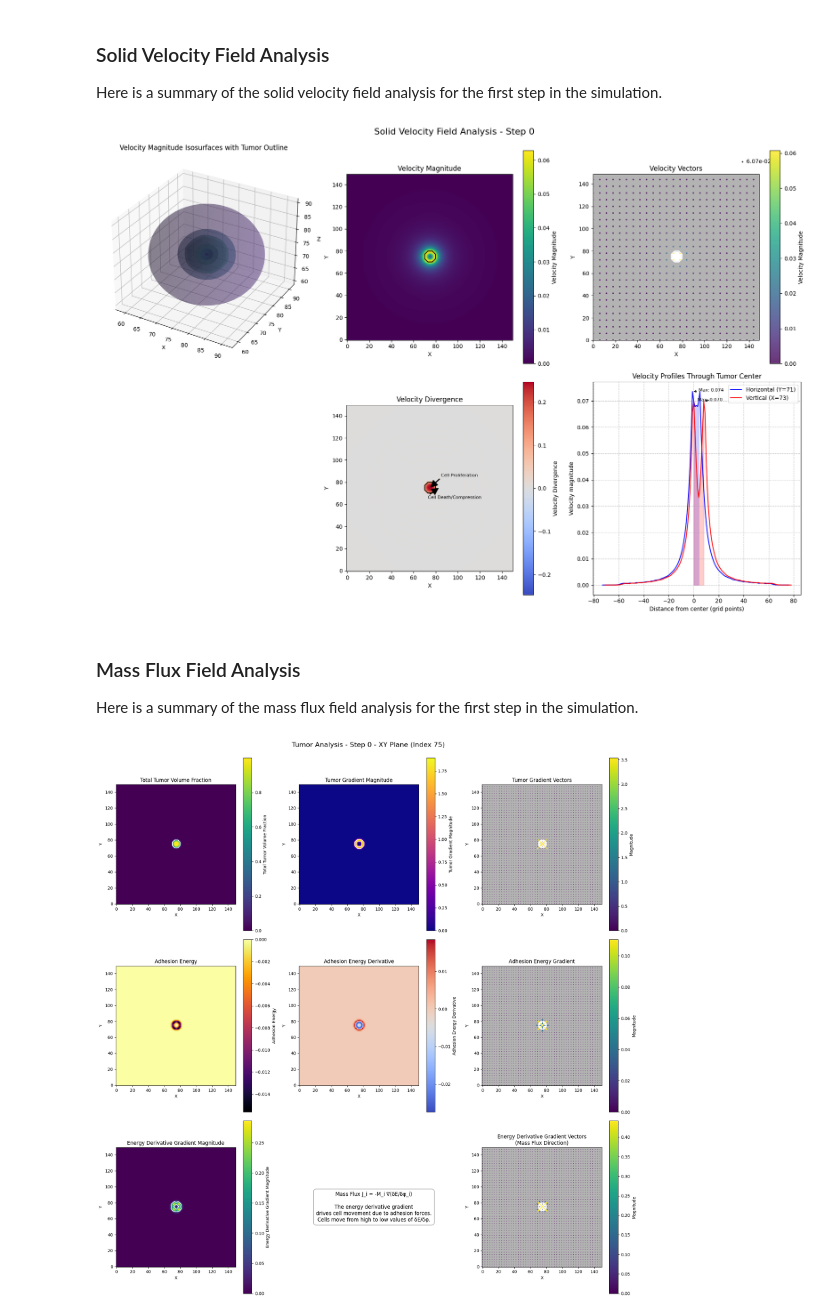
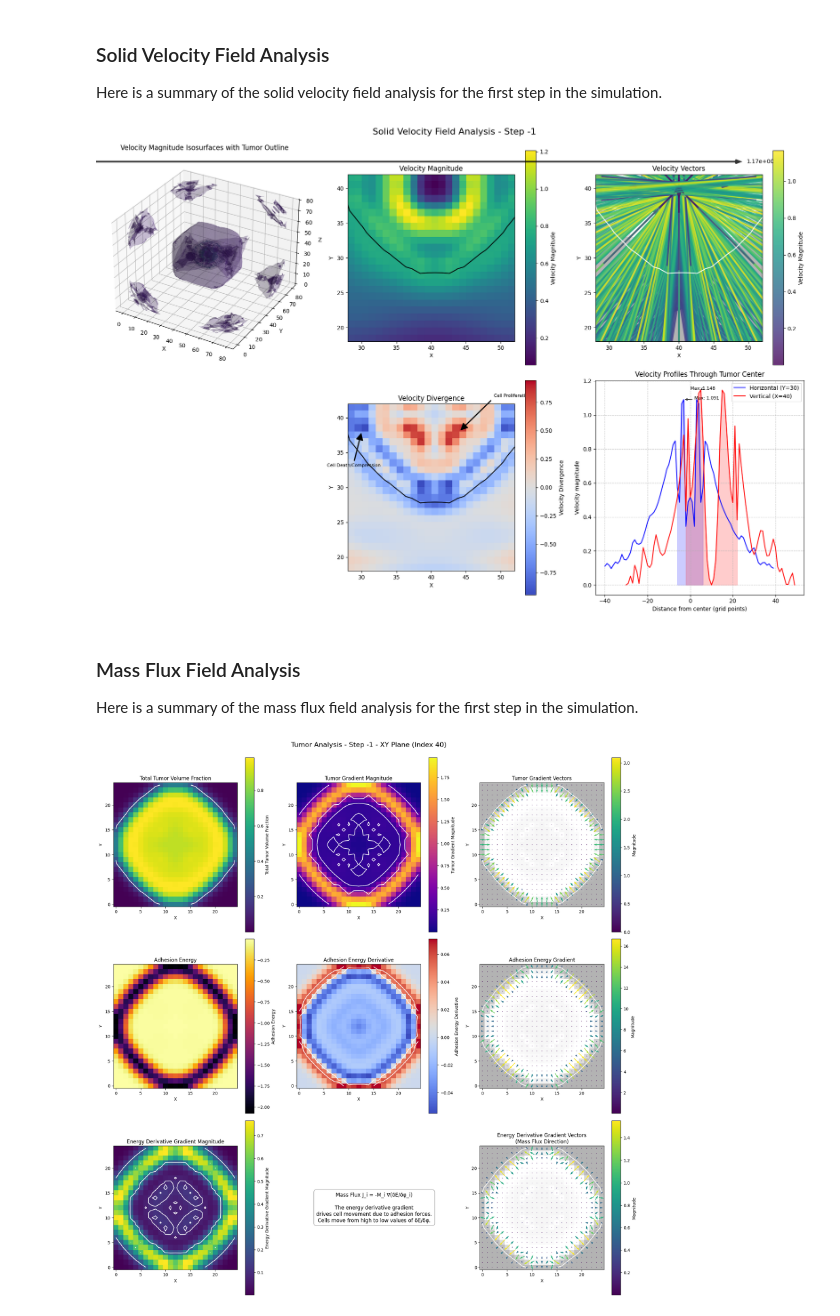
Before and after one commit to rmcnamara101/SCIE3212, a Jupyter notebook: analysis/dynamics_analysis.ipynb, the cells around one changed output. Saved outputs shown, nothing was run; the diff lists cells and outputs as text; code cells hidden in the pictures.

```diff
--- a/analysis/dynamics_analysis.ipynb
+++ b/analysis/dynamics_analysis.ipynb
@@ -43,14 +43,14 @@ pressure_analyzer.visualize_pressure_field(model, step=0, mode='all', plane='XY'
 
 Here is a summary of the solid velocity field analysis for the first step in the simulation.
 # %%
-solid_velocity_analyzer.visualize_velocity_field(model, step=0, mode='all', plane='XY')
+solid_velocity_analyzer.visualize_velocity_field(model, step=-1, mode='all', plane='XY')
 # %% [output]
-[figure, old version]
+[figure, new version]
 # %% [markdown]
 ### Mass Flux Field Analysis
 
 Here is a summary of the mass flux field analysis for the first step in the simulation.
 # %%
-tumor_analyzer.visualize_tumor_analysis(model, step=0, mode='all', plane='XY', index=None, cmap='viridis', threshold=0.1)
+tumor_analyzer.visualize_tumor_analysis(model, step=-1, mode='all', plane='XY', index=None, cmap='viridis', threshold=0.1)
 # %% [output]
-[figure, old version]
+[figure, new version]
```
Also changed, not shown: parts of 1 cell of this notebook, 13 other files.
